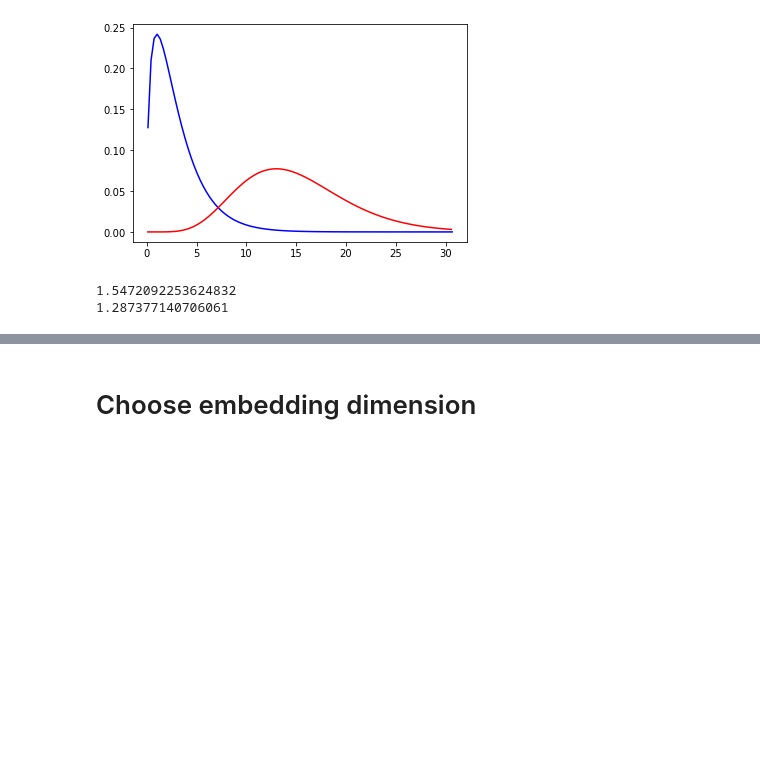
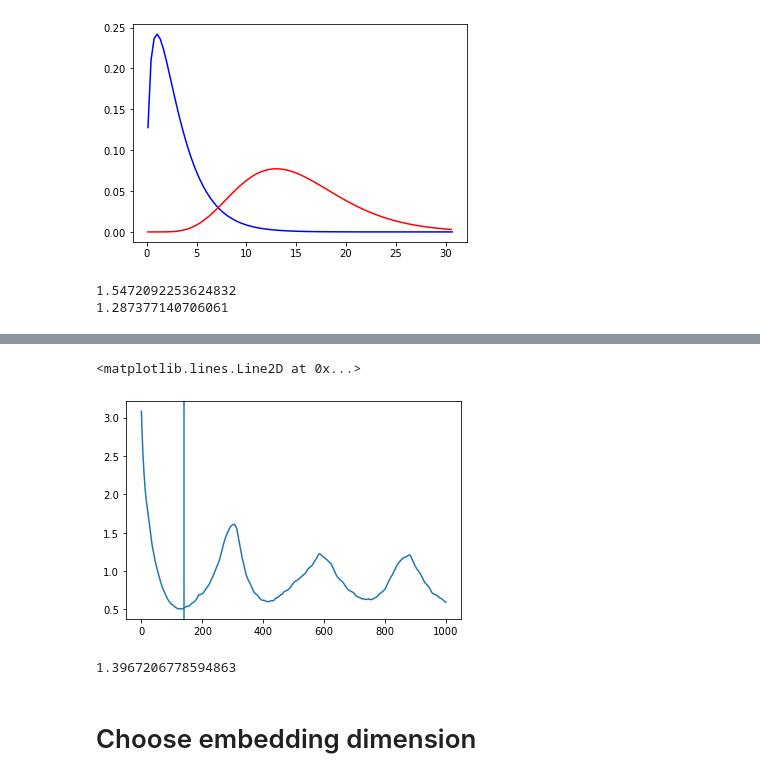
Before and after one commit to esandford/starspot_chaos, a Jupyter notebook: syntheticSignals.ipynb, the cells around one changed output, grey strips where cells are left out. Saved outputs shown, nothing was run; the diff lists cells and outputs as text; code cells hidden in the pictures; blank space fills up the shorter version.

```diff
--- a/syntheticSignals.ipynb
+++ b/syntheticSignals.ipynb
@@ -674,0 +687,31 @@ FS86(timeSeries=testRandom1,tauIdx = 98)
+# %%
+def calc_MI(X,Y,bins):
+    c_XY = np.histogram2d(X,Y,bins)[0]
+    c_X = np.histogram(X,bins)[0]
+    c_Y = np.histogram(Y,bins)[0]
+
+    H_X = shan_entropy(c_X)
+    H_Y = shan_entropy(c_Y)
+    H_XY = shan_entropy(c_XY)
+
+    MI = H_X + H_Y - H_XY
+    return MI
+
+def shan_entropy(c):
+    c_normalized = c / float(np.sum(c))
+    c_normalized = c_normalized[np.nonzero(c_normalized)]
+    H = -sum(c_normalized* np.log2(c_normalized))
+    return H
+"""
+A = np.array([[ 2.0,  140.0,  128.23, -150.5, -5.4  ],
+              [ 2.4,  153.11, 130.34, -130.1, -9.5  ],
+              [ 1.2,  156.9,  120.11, -110.45,-1.12 ]])
+
+bins = 5 # ?
+n = A.shape[1]
+matMI = np.zeros((n, n))
+
+for ix in np.arange(n):
+    for jx in np.arange(ix+1,n):
+        matMI[ix,jx] = calc_MI(A[:,ix], A[:,jx], bins)
+"""
@@ -674,0 +720,8 @@ FS86(timeSeries=testRandom1,tauIdx = 98)
+# %%
+#%timeit
+MI = np.zeros((1000))
+
+for i in range(1000):
+    print(i)
+    #MI[i] = FS86(timeSeries=rossler_r[:,0],tauIdx = i+1)
+    MI[i] = calc_MI(rossler_r[:-(i+1),0], rossler_r[(i+1):,0],bins=10)
@@ -675,3 +746,13 @@ FS86(timeSeries=testRandom1,tauIdx = 98)
+# %%
+plt.plot(MI)
+plt.axvline(140)
+# %% [output]
+<matplotlib.lines.Line2D at 0x...>
+[figure, added]
+# %%
+(193.3*(np.pi/100.)) * 0.23
+# %% [output]
+1.3967206778594863
 # %% [markdown]
 # Choose embedding dimension
 # %% [markdown]
```
Also changed, not shown: parts of 8 cells of this notebook.
